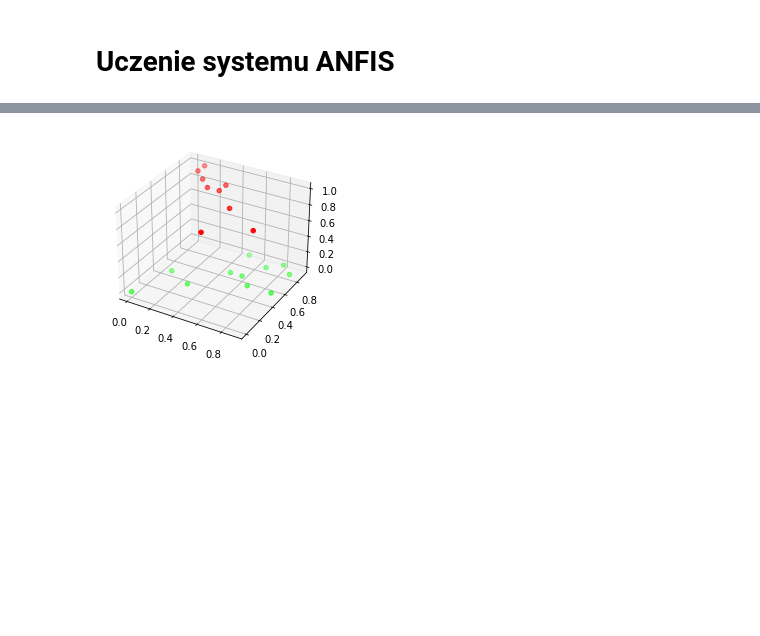
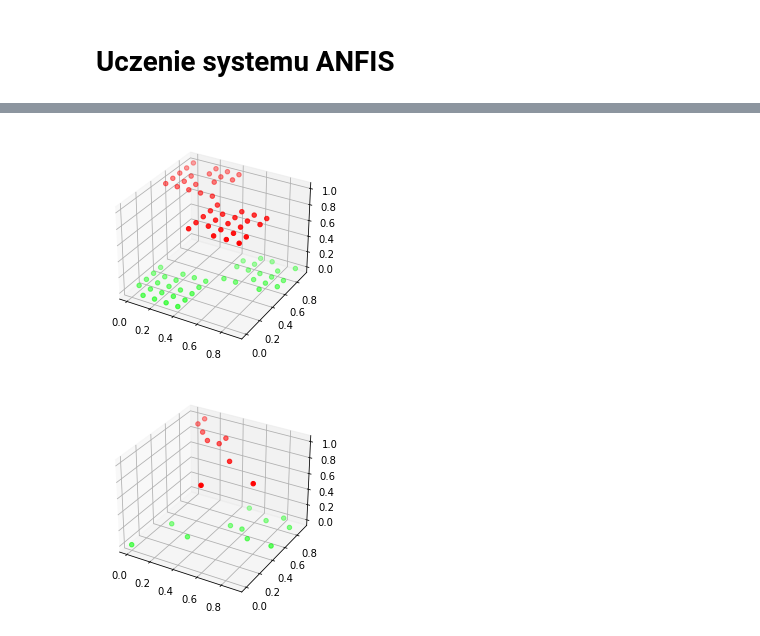
Before and after one commit to klima7/ANFIS, a Jupyter notebook: Laboratorium 1.ipynb, the cells around one changed output, grey strips where cells are left out. Saved outputs shown, nothing was run; the diff lists cells and outputs as text; code cells hidden in the pictures; blank space fills up the shorter version.

```diff
--- a/Laboratorium 1.ipynb
+++ b/Laboratorium 1.ipynb
@@ -74,7 +82,7 @@ Konkluzje:  [[0.51299784 0.8793112  0.07413106]
 <H1>Uczenie systemu ANFIS</H1>
 # %%
 start = time.time()
-fis.train(True, True, False, True, n_iter=50)
+fis.train(DefaultOptimizer())
 end = time.time()
 print("TIME elapsed: ", end - start)
 fis.training_data = X_train.T
@@ -85,3 +94,4 @@ TypeError: train() got an unexpected keyword argument 'n_iter'
+[figure, added]
 # %%
 fis.training_data = X_test.T
 fis.expected_labels = y_test
```
Also changed, not shown: parts of 5 cells of this notebook, 2 other files.
